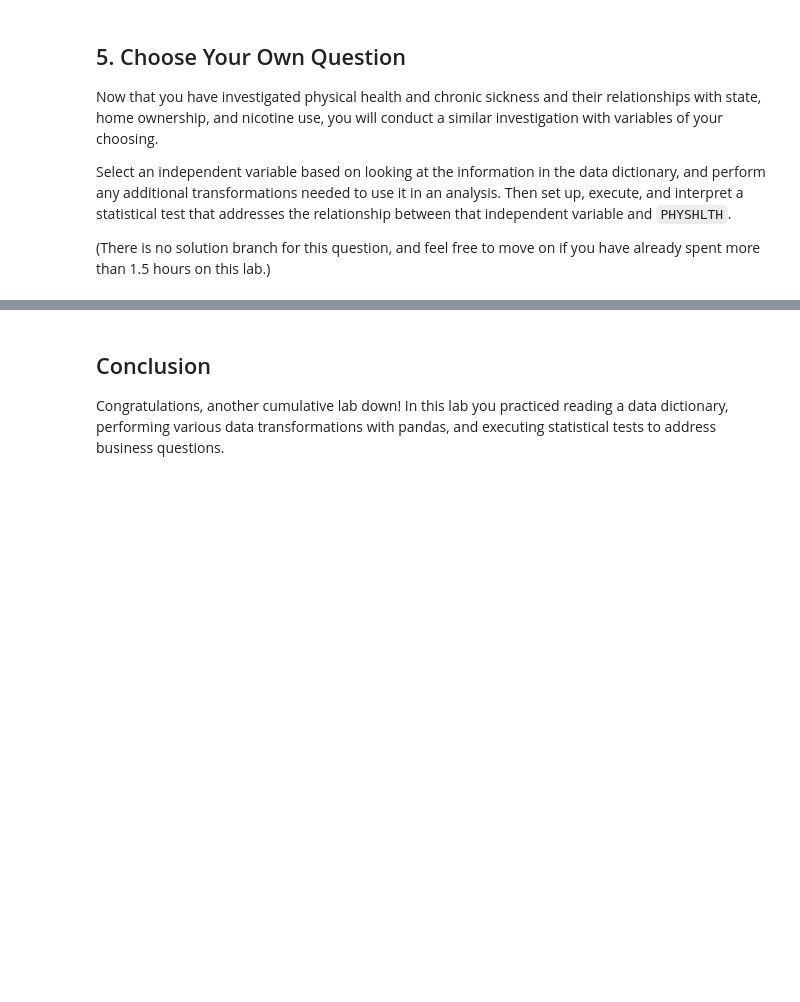
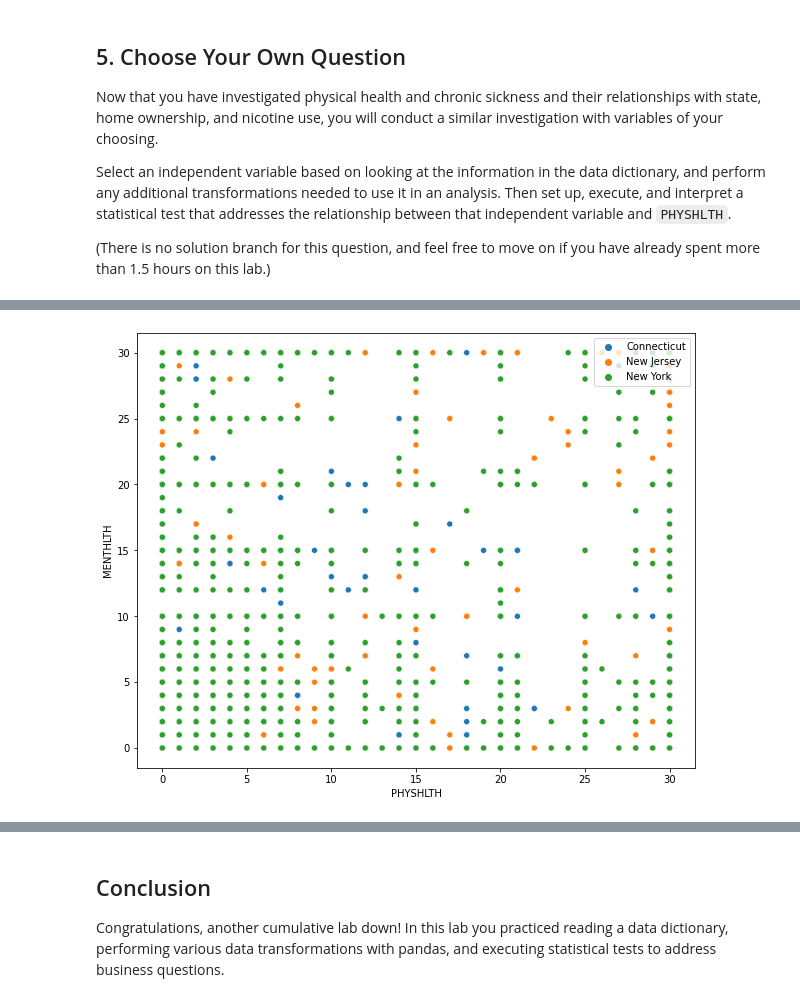
Before and after one commit to Obatsa/dsc-hypothesis-testing-lab, a Jupyter notebook: index.ipynb, the cells around one changed output, grey strips where cells are left out. Saved outputs shown, nothing was run; the diff lists cells and outputs as text; code cells hidden in the pictures; blank space fills up the shorter version.

```diff
--- a/index.ipynb
+++ b/index.ipynb
@@ -597,0 +637,8 @@ Select an independent variable based on looking at the information in the data d
+# %%
+import seaborn as sns
+
+fig, ax = plt.subplots(figsize = (10, 8))
+sns.scatterplot(data = df, x = "PHYSHLTH", y = "MENTHLTH", hue = "_STATE")
+plt.legend(loc='upper right');
+# %% [output]
+[figure, added]
```
Also changed, not shown: parts of 30 cells of this notebook.
